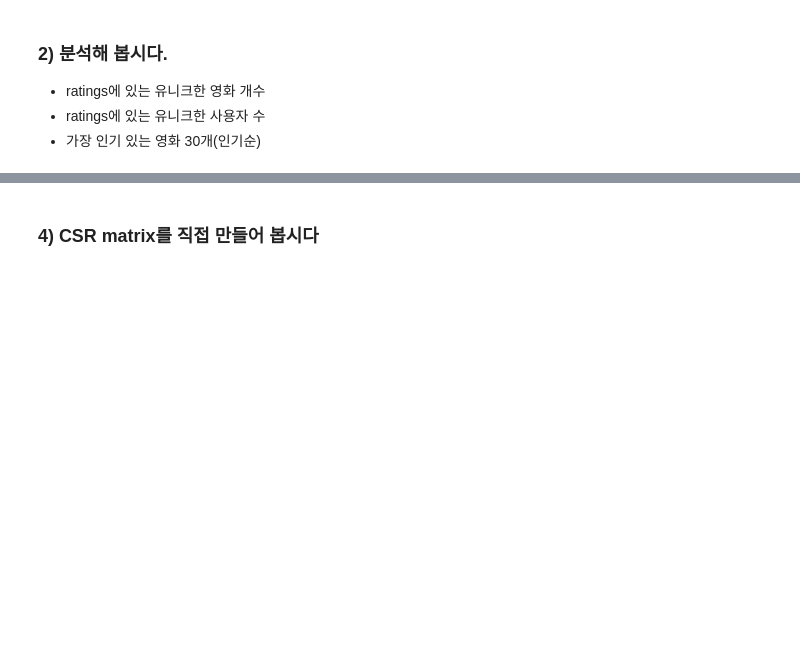
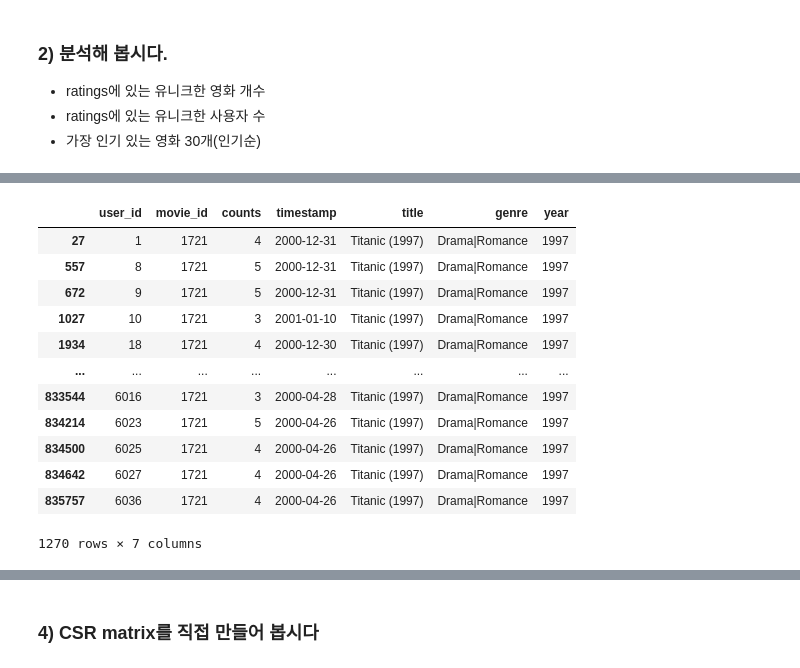
Before and after one commit to peter1505/AIFFEL, a Jupyter notebook: EXP_09_movie_rec.ipynb, the cells around one changed output, grey strips where cells are left out. Saved outputs shown, nothing was run; the diff lists cells and outputs as text; code cells hidden in the pictures; blank space fills up the shorter version.

```diff
--- a/EXP_09_movie_rec.ipynb
+++ b/EXP_09_movie_rec.ipynb
@@ -127,0 +508,18 @@ Name: title, dtype: object
+# %%
+# 타이타닉
+movie_name = 'Titanic (1997)'
+ratings[ratings['title'].apply(lambda x : x == movie_name)]
+# %% [output]
+|  | user_id | movie_id | counts | timestamp | title | genre | year |
+| 27 | 1 | 1721 | 4 | 2000-12-31 | Titanic (1997) | Drama|Romance | 1997 |
+| 557 | 8 | 1721 | 5 | 2000-12-31 | Titanic (1997) | Drama|Romance | 1997 |
+| 672 | 9 | 1721 | 5 | 2000-12-31 | Titanic (1997) | Drama|Romance | 1997 |
+| 1027 | 10 | 1721 | 3 | 2001-01-10 | Titanic (1997) | Drama|Romance | 1997 |
+| 1934 | 18 | 1721 | 4 | 2000-12-30 | Titanic (1997) | Drama|Romance | 1997 |
+| ... | ... | ... | ... | ... | ... | ... | ... |
+| 833544 | 6016 | 1721 | 3 | 2000-04-28 | Titanic (1997) | Drama|Romance | 1997 |
+| 834214 | 6023 | 1721 | 5 | 2000-04-26 | Titanic (1997) | Drama|Romance | 1997 |
+| 834500 | 6025 | 1721 | 4 | 2000-04-26 | Titanic (1997) | Drama|Romance | 1997 |
+| 834642 | 6027 | 1721 | 4 | 2000-04-26 | Titanic (1997) | Drama|Romance | 1997 |
+| 835757 | 6036 | 1721 | 4 | 2000-04-26 | Titanic (1997) | Drama|Romance | 1997 |
+1270 rows × 7 columns
```
Also changed, not shown: parts of 61 cells of this notebook.
